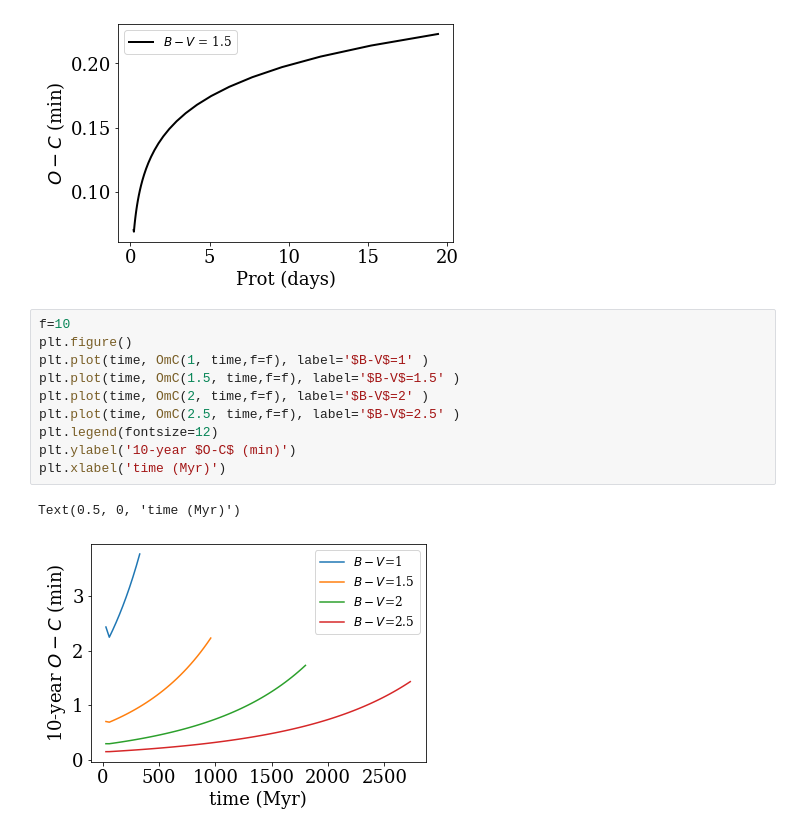
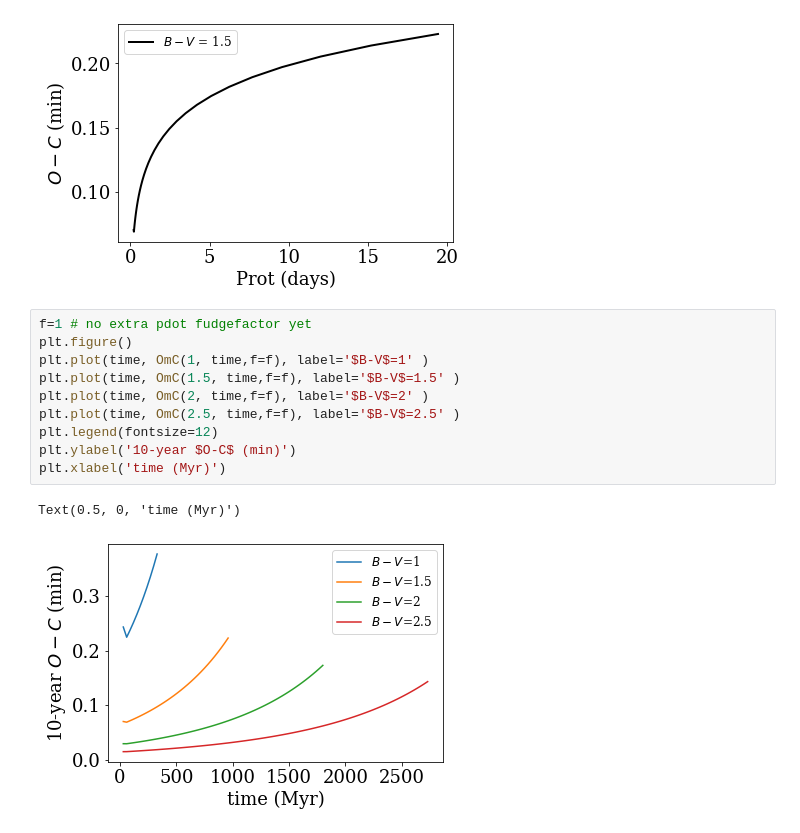
Before and after one commit to jradavenport/rapid-spin-down, a Jupyter notebook: code/feasibility.ipynb, the cells around one changed output. Saved outputs shown, nothing was run; the diff lists cells and outputs as text.

```diff
--- a/code/feasibility.ipynb
+++ b/code/feasibility.ipynb
@@ -184,15 +184,15 @@ plt.legend(fontsize=12)
 <matplotlib.legend.Legend at 0x...>
 [figure]
 # %%
-f=10
+f=1 # no extra pdot fudgefactor yet
 plt.figure()
 plt.plot(time, OmC(1, time,f=f), label='$B-V$=1' )
 plt.plot(time, OmC(1.5, time,f=f), label='$B-V$=1.5' )
 plt.plot(time, OmC(2, time,f=f), label='$B-V$=2' )
 plt.plot(time, OmC(2.5, time,f=f), label='$B-V$=2.5' )
 plt.legend(fontsize=12)
 plt.ylabel('10-year $O-C$ (min)')
 plt.xlabel('time (Myr)')
 # %% [output]
 Text(0.5, 0, 'time (Myr)')
-[figure, old version]
+[figure, new version]
```
Also changed, not shown: parts of 1 cell of this notebook.
